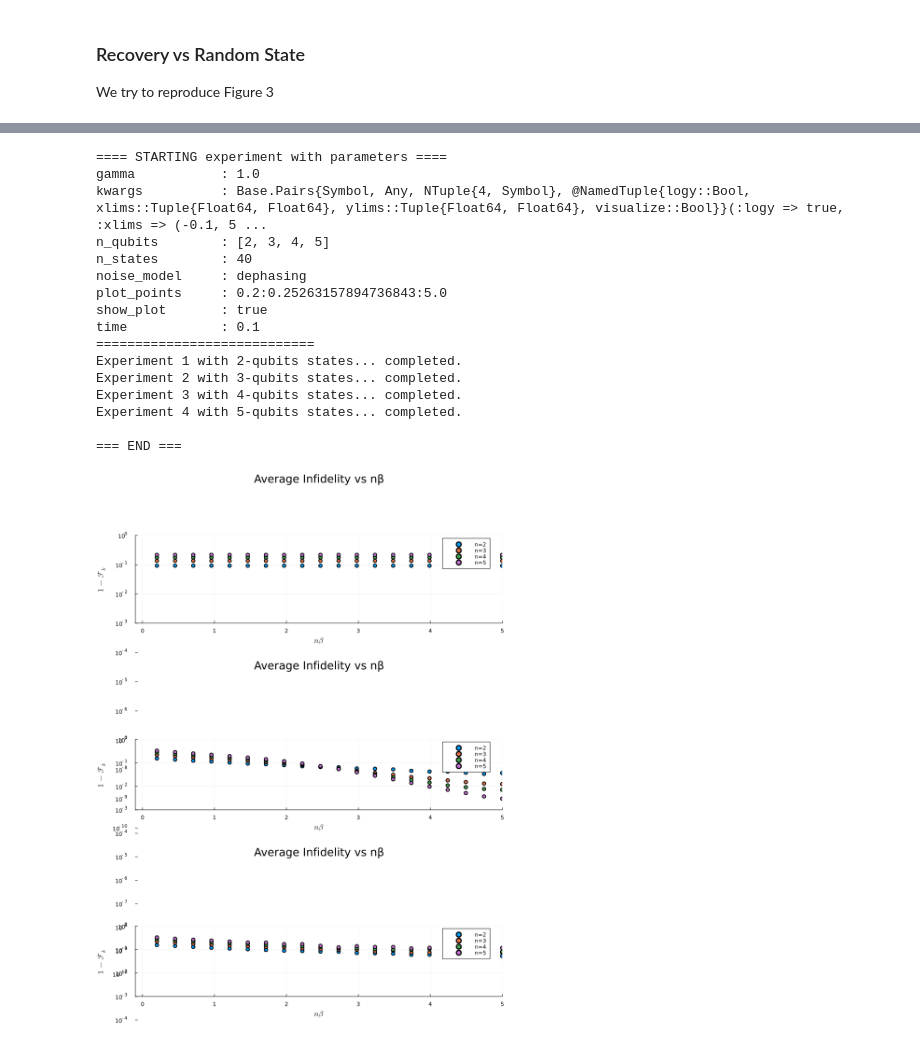
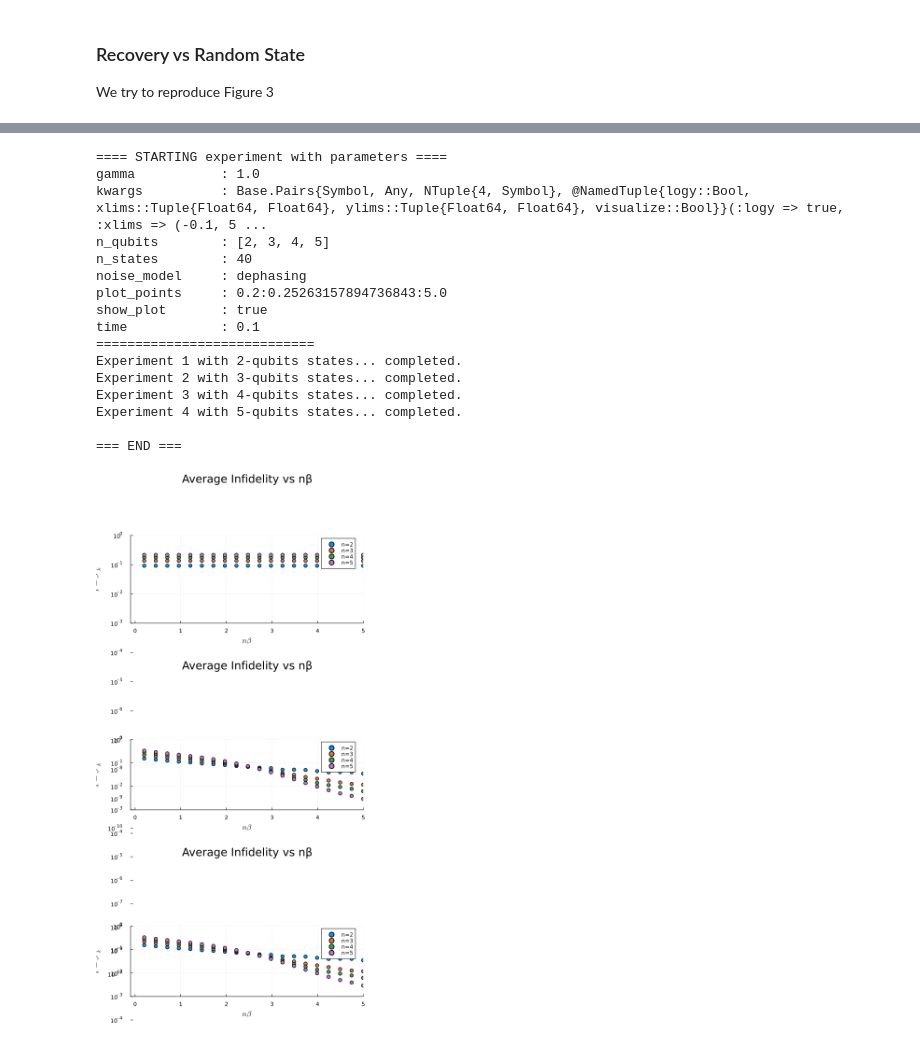
Before and after one commit to fedesss98/shooting-decoherences, a Jupyter notebook: notebooks/01-fede-compare-recoveries.ipynb, the cells around one changed output, grey strips where cells are left out. Cells and saved outputs as stored; diff of their text form; code cells hidden in the pictures.

```diff
--- a/notebooks/01-fede-compare-recoveries.ipynb
+++ b/notebooks/01-fede-compare-recoveries.ipynb
@@ -435,41 +435,3 @@ plot(exp_plots...,
 # %% [markdown]
 ### Recovery vs Random State
 We try to reproduce Figure 3
-# %%
-plot_points = range(0.1, stop=5.0, length=25)
-avg_fidelities = []
-n_states = 50
-n_qubits = [3, 4, 5]
-
-for nb in plot_points
-    for n in n_qubits
-        beta = nb / n
-        fidelities = Float64[0, 0, 0]
-        for i in 1:n_states
-            sigma = thermal_state(n, beta)
-            ψ0 = random_state(n)
-            ρ0 = ψ0 * ψ0'
-            f, _ = run_experiment(
-                sigma, ρ0, 1; dt=0.1, n_qubits=n, gamma=gamma, noise=noise, verbose=false)
-            fidelities .= fidelities .+ [e[1] for e in f]
-        end
-        fidelities = fidelities ./ n_states
-        data = (n, beta, fidelities)
-        push!(avg_fidelities, data)
-    end
-end
-# %%
-plots = []
-xs = []
-ys = []
-for i in 1:3
-    data = [[a, b, c[i]] for (a, b, c) in avg_fidelities]
-    xs = plot_points
-    ns = transpose(unique(Int(d[1]) for d in data))
-    ys = [1 - d[3] for d in data]
-    ys = transpose(reshape(ys, 3, :))
-    p = scatter(xs, ys, label=["n=$n" for n in ns],
-     xlabel=L"$n\beta$", ylabel=L"$1-\mathcal{F}_k$")
-    push!(plots, p)
-end
-p = plot(plots..., layout=(length(n_qubits), 1), size=(400,900), margin=5mm)
@@ -523,14 +483,14 @@ function run_new_experiment(
 
                 # Evolve the states
                 kraus = get_kraus_operators(noise_model, gamma, time)
-                collision_model = PetzCollisionModel(kraus, γ, n=n)
+                collision_model = CollisionModel(kraus, γ, n=n)
 
                 ρ1 = apply_channel(kraus, ρ1, n)
                 ρ2 = apply_channel(kraus, ρ2, n)
                 ρ3 = apply_channel(collision_model.kraus_fwd, ρ3)
                 # Recover only the second state and third state (with the collision)
                 ρ2 = recovery_map(kraus, γ, ρ2, n)
-                ρ3, η = apply_petz_collision(collision_model, ρ3)
+                ρ3, η = apply_collision(collision_model, ρ3)
 
                 # Compute fidelity
                 f1 = fidelity(ρ0, ρ1)
@@ -558,7 +518,7 @@ function run_new_experiment(
         p1 = plot_fig3(noise_fidelities, time; kwargs...)
         p2 = plot_fig3(recovery_fidelities, time; kwargs...)
         p3 = plot_fig3(collision_fidelities, time; kwargs...)
-        display(plot(p1, p2, p3, layout=(3, 1), size=(900,1200), margin=5mm))
+        display(plot(p1, p2, p3, layout=(3, 1), size=(600,1200), margin=5mm))
     end
 
     return states, noise_fidelities, recovery_fidelities, collision_fidelities
@@ -567,34 +527,34 @@ end
 plot_points = range(0.2, stop=5.0, length=20)
 n_qubits = [2, 3, 4, 5]
 output = run_new_experiment(
     plot_points, n_qubits, "dephasing";
     n_states    = 40,
     gamma       = 1.0,
     time        = 0.1,
     show_plot   = true,
     logy        = true,
     xlims       = (-0.1, 5.0),
     ylims       = (1e-3, 1e0),
     visualize = false,
 );
 # %% [output]
 ==== STARTING experiment with parameters ====
 gamma           : 1.0
 kwargs          : Base.Pairs{Symbol, Any, NTuple{4, Symbol}, @NamedTuple{logy::Bool, xlims::Tuple{Float64, Float64}, ylims::Tuple{Float64, Float64}, visualize::Bool}}(:logy => true, :xlims => (-0.1, 5 ...
 n_qubits        : [2, 3, 4, 5]
 n_states        : 40
 noise_model     : dephasing
 plot_points     : 0.2:0.25263157894736843:5.0
 show_plot       : true
 time            : 0.1
 ============================
 Experiment 1 with 2-qubits states... completed.
 Experiment 2 with 3-qubits states... completed.
 Experiment 3 with 4-qubits states... completed.
 Experiment 4 with 5-qubits states... completed.
 
 === END ===
-[figure, old version]
+[figure, new version]
 # %%
 kwargs = (logy=true, xlims=(-0.1, 5.0), ylims=(1e-3, 1e0), visualize=false)
 p1 = plot_fig3(output[2], time; kwargs...)
```
Also changed, not shown: parts of 11 cells of this notebook, 4 other files.
